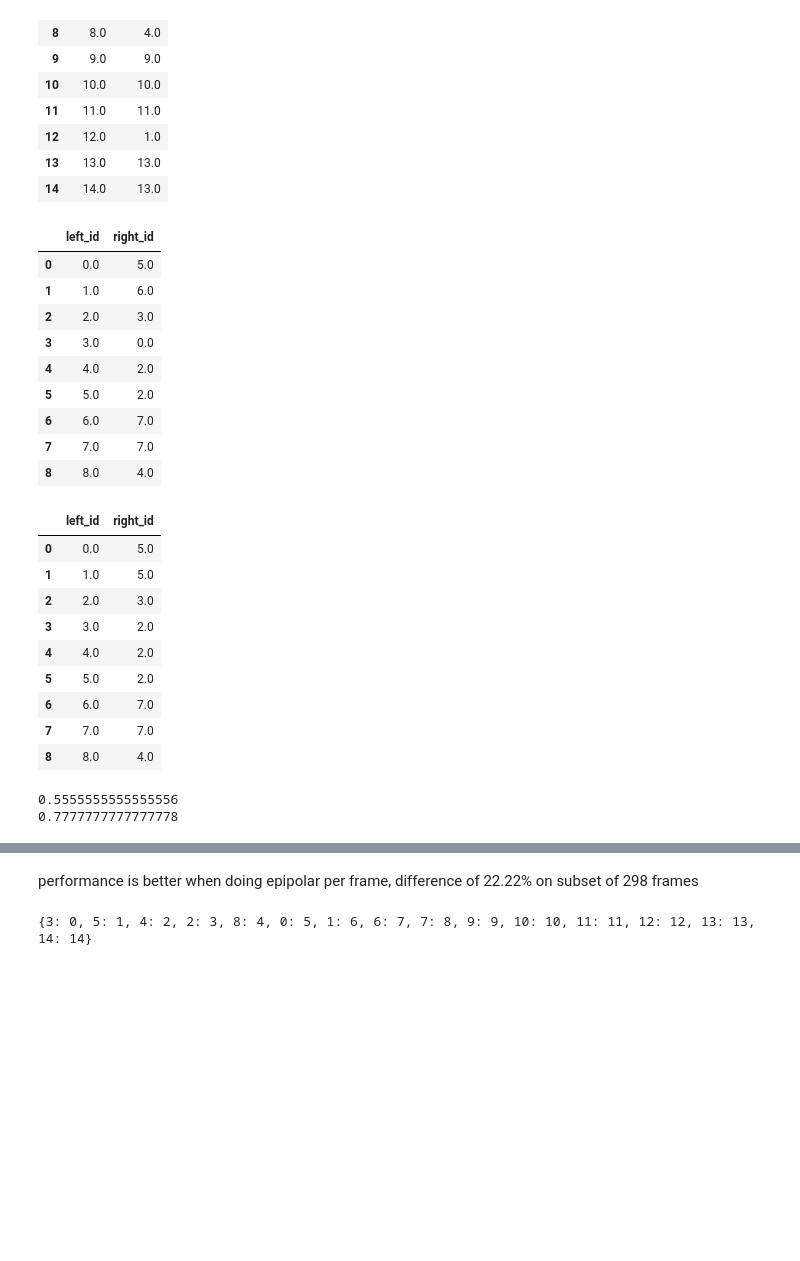
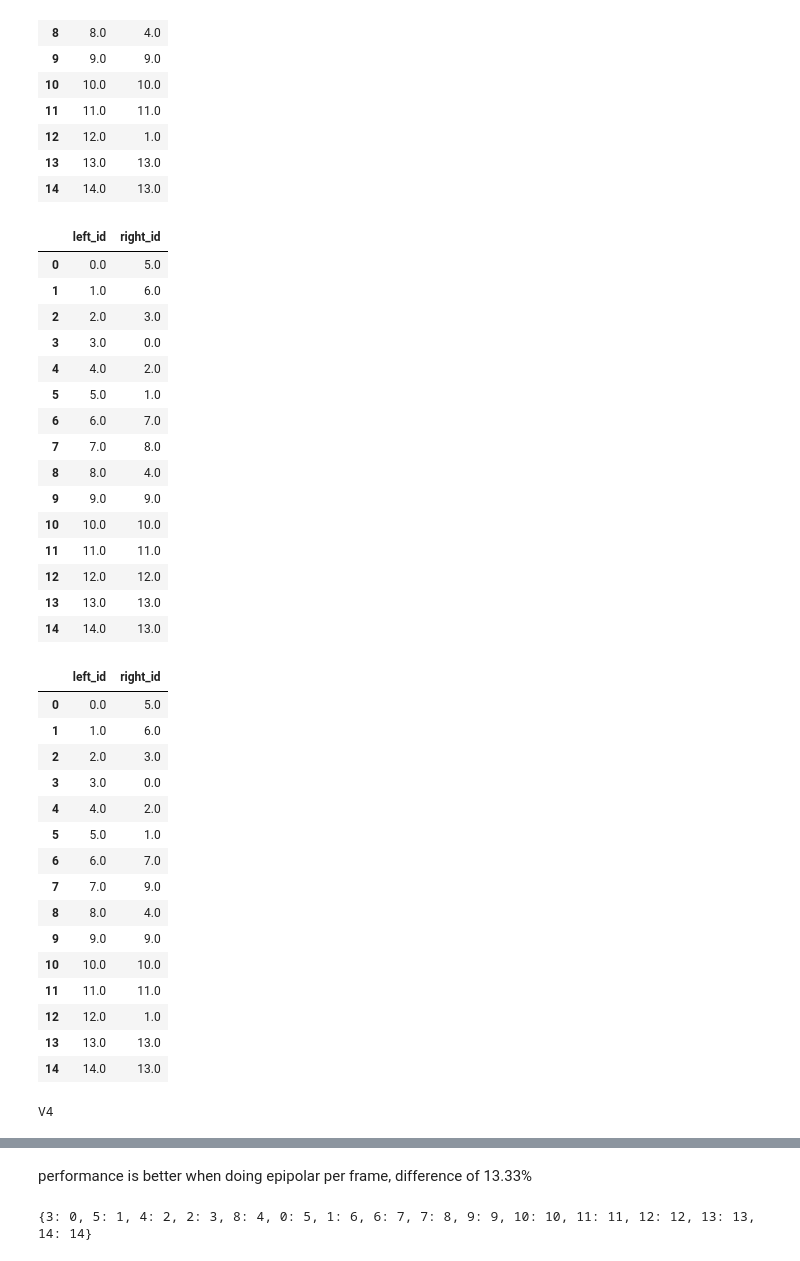
Before and after one commit to ChaimElchik/Master-Thesis, a Jupyter notebook: StereoMatchingV3.ipynb, the cells around one changed output, grey strips where cells are left out. Drawn from its saved outputs; the diff is of its cells as text; code cells hidden in the pictures; blank space fills up the shorter version.

```diff
--- a/StereoMatchingV3.ipynb
+++ b/StereoMatchingV3.ipynb
@@ -26,7 +26,9 @@ For the second measure we calculated the correctness per frame and averaged this
 For pos_match we took all assumed matches of each left id amongs all frames, created a top three most common ones, calculated the average difference using the difference when predicting from left to right and right to left combined from the predicted points to the "chosen" true points. Used this to determen from the top 3 which ones was the "best" match per id based on the lowest average distance which resulted in result_df. This resulted in some right_ids occuring more than once tho.
 # %%
 df_preds = pd.read_csv('df_preds_v2.csv')
-df_predsV4 = pd.read_csv('df_preds_V4.csv')
+df_predsV4 = pd.read_csv('df_preds_V5.csv')
+df_preds_RE_ID = pd.read_csv('df_preds_Re_ID.csv')
+df_pre_RE_ID = pd.read_csv('df_pre_RE_ID.csv')
 pos_match = pd.read_csv('pos_match_v2.csv')
 result_df = pd.read_csv('result_df_v2.csv')
 csv_path_1 = '129_1_clean.txt'
@@ -35,9 +37,13 @@ csv_path_2 = '129_2_clean.txt'
 df2 = pd.read_csv(csv_path_2)
 # %%
 gt_matches = {3:0, 5:1, 4:2, 2:3, 8:4, 0:5, 1:6, 6:7, 7:8, 9:9, 10:10, 11:11, 12:12, 13:13, 14:14}
+gt_matches_Re_ID = {2:8, 4:0, 0:1, 3:6, 6:2, 7:4, 5:7, 8:5, 9:9, 14:13, 10:10, 12:12, 15:14, 11:11, 1:3}
 display(df_preds)
+display(df_predsV4)
 # display(pos_match)
 display(result_df)
+display(df_preds_RE_ID)
+display(df_pre_RE_ID)
 # %% [output]
 |  | left_id | right_id | difference | frame |
 | 0 | 0.0 | 5.0 | 27.999137 | 1.0 |
@@ -105,51 +190,102 @@ most_common_df_v2 = most_common_right_id_v2.reset_index(name='right_id')
 display(most_common_df_v2)
 
 
+# Group by 'left_id' and count occurrences of each 'right_id'
+most_common_right_id_v4 = df_preds_RE_ID.groupby('left_id')['right_id'].agg(lambda x: x.value_counts().index[0])
+
+# Convert Series to DataFrame
+most_common_df_v4 = most_common_right_id_v4.reset_index(name='right_id')
+
+
+
+
 # subset of 298 frames version with epipolar once
 
-df_preds_normal_for_comp = df_preds.loc[df_preds['frame'] < 298]
+# df_preds_normal_for_comp = df_preds.loc[df_preds['frame'] < 298]
+
+# # Group by 'left_id' and count occurrences of each 'right_id'
+# most_common_right_id_v3 = df_preds_normal_for_comp.groupby('left_id')['right_id'].agg(lambda x: x.value_counts().index[0])
+
+# # Convert Series to DataFrame
+# most_common_df_v3 = most_common_right_id_v3.reset_index(name='right_id')
+
+# display(most_common_df_v3)
+
+
+
+df_preds_normal_for_comp = df_preds
 
 # Group by 'left_id' and count occurrences of each 'right_id'
 most_common_right_id_v3 = df_preds_normal_for_comp.groupby('left_id')['right_id'].agg(lambda x: x.value_counts().index[0])
 
 # Convert Series to DataFrame
 most_common_df_v3 = most_common_right_id_v3.reset_index(name='right_id')
 
 display(most_common_df_v3)
+
+print("V4")
+display(most_common_df_v4)
 
 
 def performance_matches(df,matches):
     # based on most common matches across all frames
     matches_count_m1 = 0
     for x in range(len(df)):
         l = df['left_id'][x]
         r = df['right_id'][x]
         if matches[l] == r:
             matches_count_m1 += 1
     print(matches_count_m1/len(df))
 
+
+
+def performance_matches_v2(df,matches):
+    # based on most common matches across all frames
+    matches_count_m1 = 0
+    for x in range(len(df)):
+        l = df['left_id'][x]
+        r = df['right_id'][x]
+        if l in matches:
+            if matches[l] == r:
+                matches_count_m1 += 1
+    print(matches_count_m1/len(df))
+
+
 performance_matches(most_common_df_v3,gt_matches)
 performance_matches(most_common_df_v2,gt_matches)
+performance_matches_v2(most_common_df_v4,gt_matches_Re_ID)
+print(gt_matches)
 # %% [output]
 |  | left_id | right_id |
 | 0 | 0.0 | 5.0 |
 | 1 | 1.0 | 6.0 |
 | 2 | 2.0 | 3.0 |
 | 3 | 3.0 | 0.0 |
 | 4 | 4.0 | 2.0 |
-| 5 | 5.0 | 2.0 |
+| 5 | 5.0 | 1.0 |
 | 6 | 6.0 | 7.0 |
-| 7 | 7.0 | 7.0 |
+| 7 | 7.0 | 8.0 |
 | 8 | 8.0 | 4.0 |
+| 9 | 9.0 | 9.0 |
+| 10 | 10.0 | 10.0 |
+| 11 | 11.0 | 11.0 |
+| 12 | 12.0 | 12.0 |
+| 13 | 13.0 | 13.0 |
+| 14 | 14.0 | 13.0 |
 |  | left_id | right_id |
 | 0 | 0.0 | 5.0 |
-| 1 | 1.0 | 5.0 |
+| 1 | 1.0 | 6.0 |
 | 2 | 2.0 | 3.0 |
-| 3 | 3.0 | 2.0 |
+| 3 | 3.0 | 0.0 |
 | 4 | 4.0 | 2.0 |
-| 5 | 5.0 | 2.0 |
+| 5 | 5.0 | 1.0 |
 | 6 | 6.0 | 7.0 |
-| 7 | 7.0 | 7.0 |
+| 7 | 7.0 | 9.0 |
 | 8 | 8.0 | 4.0 |
+| 9 | 9.0 | 9.0 |
+| 10 | 10.0 | 10.0 |
+| 11 | 11.0 | 11.0 |
+| 12 | 12.0 | 1.0 |
+| 13 | 13.0 | 13.0 |
+| 14 | 14.0 | 13.0 |
-0.5555555555555556
-0.7777777777777778
+V4
@@ -156,5 +313,5 @@ performance_matches(most_common_df_v2,gt_matches)
 # %% [markdown]
-performance is better when doing epipolar per frame, difference of 22.22% on subset of 298 frames
+performance is better when doing epipolar per frame, difference of 13.33%
 # %%
 print(gt_matches)
 # %% [output]
```
Also changed, not shown: parts of 22 cells of this notebook, 5 other files.
